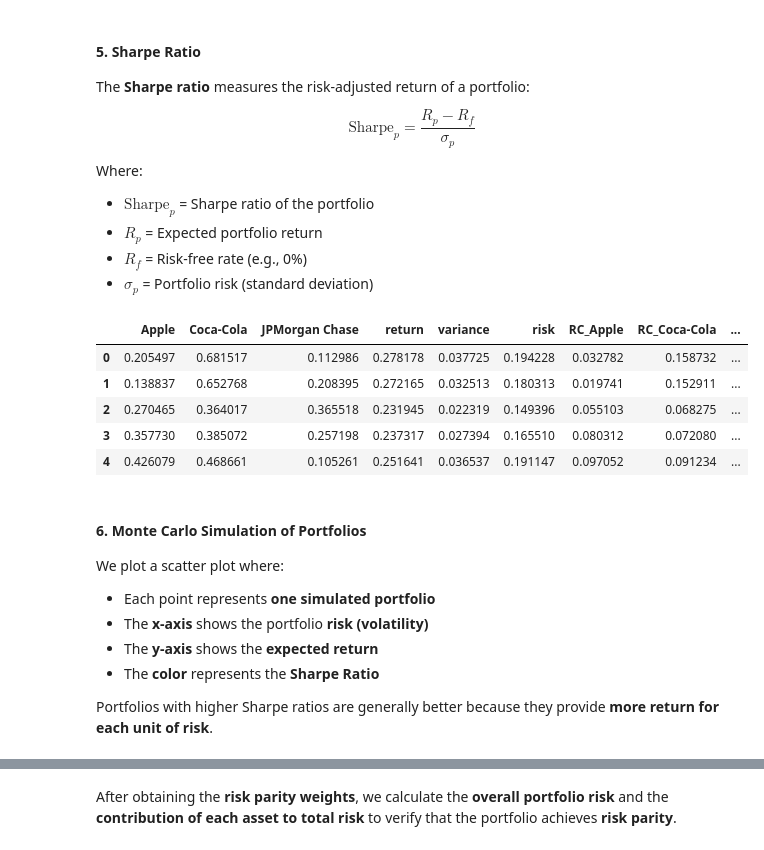
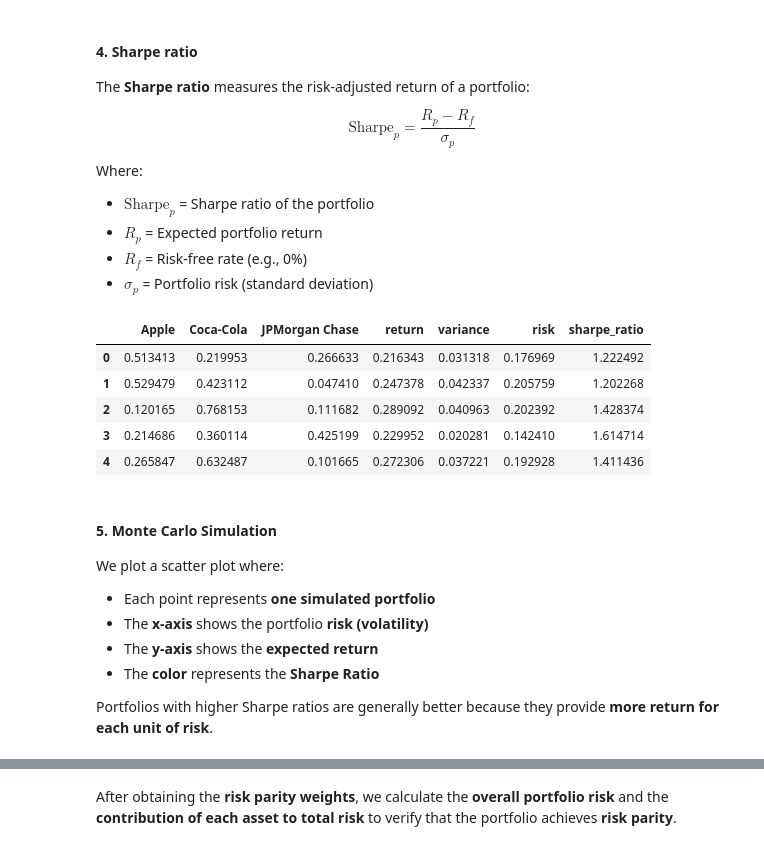
Before and after one commit to lethinhatha3105/GSoC_2026, a Jupyter notebook: test_porfolio_optimization.ipynb, the cells around one changed output, grey strips where cells are left out. Drawn from its saved outputs; the diff is of its cells as text; code cells hidden in the pictures.

```diff
--- a/test_porfolio_optimization.ipynb
+++ b/test_porfolio_optimization.ipynb
@@ -52,19 +88,19 @@ data.head()
 # %%
 # Number of portfolios
-n_porfolios = 1000000
+n_portfolios = 1000000
 
-# Number of assets in each portfolio
+# Define assets
 n_assets = len(tickers)
 asset_names = ['Apple', 'Coca-Cola', 'JPMorgan Chase']
 
 # Generate random weights for each portfolio
-weights = np.random.random((n_porfolios, n_assets))
+weights = np.random.random((n_portfolios, n_assets))
 
 # Normalize the weights (so that the sum of each portfolio equals 1)
 weights = weights / weights.sum(axis=1, keepdims=True)
 
 # Create a DataFrame
-porfolios = pd.DataFrame(weights, columns=asset_names)
-porfolios
+portfolios = pd.DataFrame(weights, columns=asset_names)
+portfolios
 # %% [output]
 |  | Apple | Coca-Cola | JPMorgan Chase |
@@ -121,6 +139,6 @@ array([0.19543497, 0.32102073, 0.17025081])
 # %%
 # Calculate the expected return for each portfolio
-porfolios["return"] = weights @ mean_returns
-porfolios.head()
+portfolios["return"] = weights @ mean_returns
+portfolios.head()
 # %% [output]
 |  | Apple | Coca-Cola | JPMorgan Chase | return |
@@ -174,10 +184,10 @@ plt.show()
 # %%
 # Calculate the variance of each portfolio
-porfolios["variance"] = np.einsum('ij,jk,ik->i',weights, cov_matrix, weights)
+portfolios["variance"] = np.einsum('ij,jk,ik->i',weights, cov_matrix, weights)
 
 # Calculate the risk of each portfolio
-porfolios["risk"] = np.sqrt(porfolios["variance"])
+portfolios["risk"] = np.sqrt(portfolios["variance"])
 
-porfolios.head()
+portfolios.head()
 # %% [output]
 |  | Apple | Coca-Cola | JPMorgan Chase | return | variance | risk |
@@ -220,5 +199,5 @@ porfolios.head()
 # %% [markdown]
-#### 5. Sharpe Ratio
+#### 4. Sharpe ratio
 
 The **Sharpe ratio** measures the risk-adjusted return of a portfolio:
 
@@ -234,20 +213,20 @@ Where:
 # %%
 # Define the risk-free rate (here 0%)
 risk_free_rate = 0.0
 
 # Calculate the Sharpe Ratio for each portfolio
-porfolios["sharpe_ratio"] = (porfolios["return"] - risk_free_rate) / porfolios["risk"]
+portfolios["sharpe_ratio"] = (portfolios["return"] - risk_free_rate) / portfolios["risk"]
 
-porfolios.head()
+portfolios.head()
 # %% [output]
-|  | Apple | Coca-Cola | JPMorgan Chase | return | variance | risk | RC_Apple | RC_Coca-Cola | ... |
-| 0 | 0.205497 | 0.681517 | 0.112986 | 0.278178 | 0.037725 | 0.194228 | 0.032782 | 0.158732 | ... |
-| 1 | 0.138837 | 0.652768 | 0.208395 | 0.272165 | 0.032513 | 0.180313 | 0.019741 | 0.152911 | ... |
-| 2 | 0.270465 | 0.364017 | 0.365518 | 0.231945 | 0.022319 | 0.149396 | 0.055103 | 0.068275 | ... |
-| 3 | 0.357730 | 0.385072 | 0.257198 | 0.237317 | 0.027394 | 0.165510 | 0.080312 | 0.072080 | ... |
-| 4 | 0.426079 | 0.468661 | 0.105261 | 0.251641 | 0.036537 | 0.191147 | 0.097052 | 0.091234 | ... |
+|  | Apple | Coca-Cola | JPMorgan Chase | return | variance | risk | sharpe_ratio |
+| 0 | 0.513413 | 0.219953 | 0.266633 | 0.216343 | 0.031318 | 0.176969 | 1.222492 |
+| 1 | 0.529479 | 0.423112 | 0.047410 | 0.247378 | 0.042337 | 0.205759 | 1.202268 |
+| 2 | 0.120165 | 0.768153 | 0.111682 | 0.289092 | 0.040963 | 0.202392 | 1.428374 |
+| 3 | 0.214686 | 0.360114 | 0.425199 | 0.229952 | 0.020281 | 0.142410 | 1.614714 |
+| 4 | 0.265847 | 0.632487 | 0.101665 | 0.272306 | 0.037221 | 0.192928 | 1.411436 |
 # %% [markdown]
-#### 6. Monte Carlo Simulation of Portfolios
+#### 5. Monte Carlo Simulation
 
 We plot a scatter plot where:
 - Each point represents **one simulated portfolio**
```
Also changed, not shown: parts of 29 cells of this notebook.
